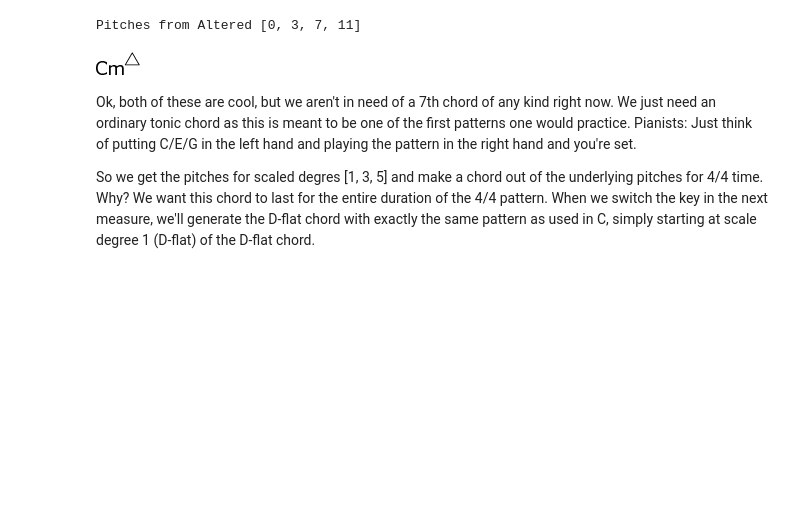
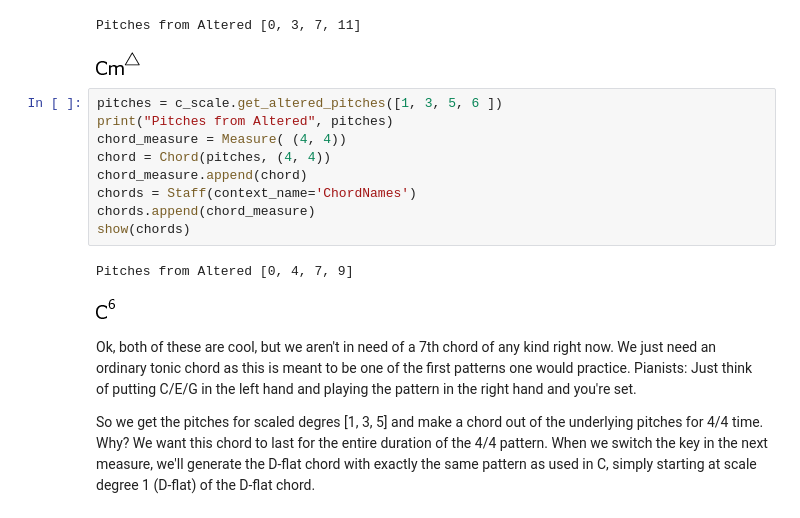
Before and after one commit to LoyolaChicagoDigitalHumanities/jpatterns, a Jupyter notebook: p4j1.ipynb, the cells around one changed output. Drawn from its saved outputs; the diff is of its cells as text; blank space fills up the shorter version.

```diff
--- a/p4j1.ipynb
+++ b/p4j1.ipynb
@@ -86,6 +86,18 @@ show(chords)
 # %% [output]
 Pitches from Altered [0, 3, 7, 11]
 [figure]
+# %%
+pitches = c_scale.get_altered_pitches([1, 3, 5, 6 ])
+print("Pitches from Altered", pitches)
+chord_measure = Measure( (4, 4))
+chord = Chord(pitches, (4, 4))
+chord_measure.append(chord)
+chords = Staff(context_name='ChordNames')
+chords.append(chord_measure)
+show(chords)
+# %% [output]
+Pitches from Altered [0, 4, 7, 9]
+[figure, added]
 # %% [markdown]
 Ok, both of these are cool, but we aren't in need of a 7th chord of any kind right now. We just need an ordinary tonic chord as this is meant to be one of the first patterns one would practice. Pianists: Just think of putting C/E/G in the left hand and playing the pattern in the right hand and you're set.
 
```
Also changed, not shown: 3 other files.
